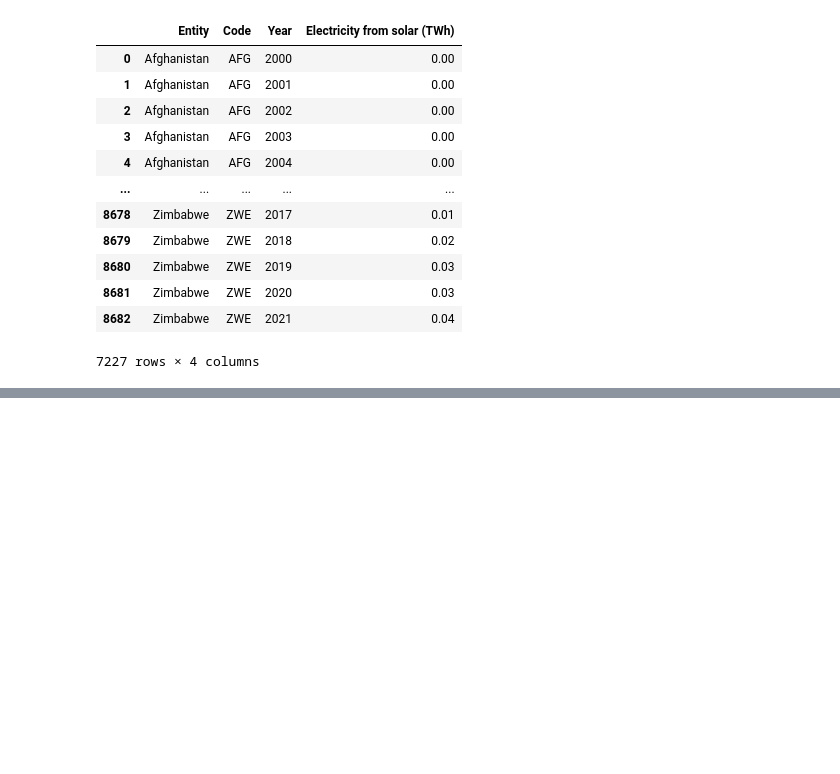
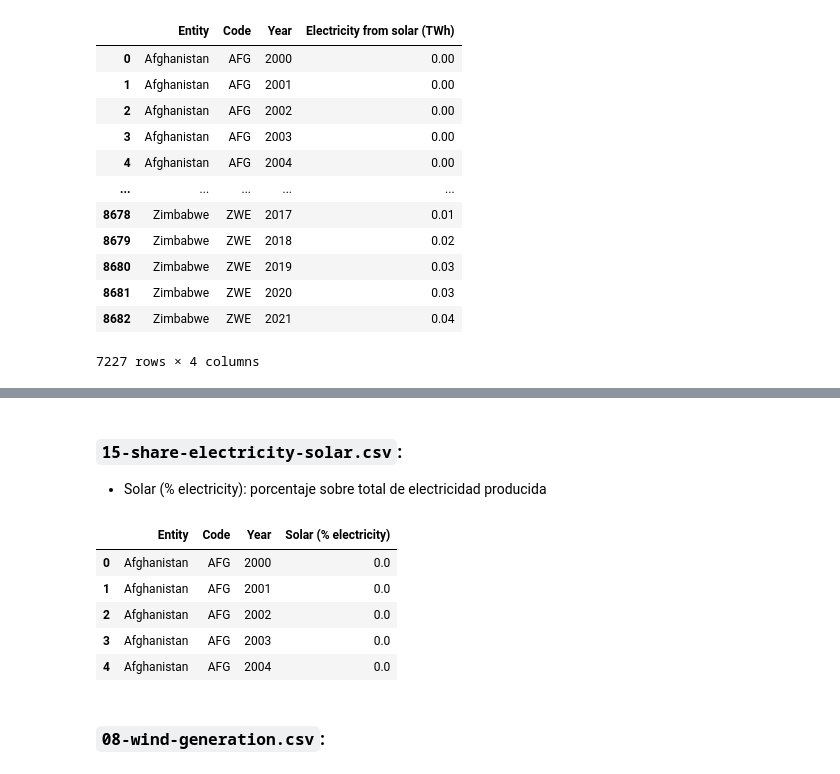
Before and after one commit to sansisimon/renewable-energy-project, a Jupyter notebook: EDA_01.ipynb, the cells around one changed output, grey strips where cells are left out. Saved outputs shown, nothing was run; the diff lists cells and outputs as text; code cells hidden in the pictures; blank space fills up the shorter version.

```diff
--- a/EDA_01.ipynb
+++ b/EDA_01.ipynb
@@ -253,0 +252,15 @@ df_solar_consump[df_solar_consump["Code"].notna()]
+# %% [markdown]
+### `15-share-electricity-solar.csv`:
+
+- Solar (% electricity): porcentaje sobre total de electricidad producida
+# %%
+df_elec_solar = pd.read_csv('data/raw/15-share-electricity-solar.csv')
+# %%
+df_elec_solar.head()
+# %% [output]
+|  | Entity | Code | Year | Solar (% electricity) |
+| 0 | Afghanistan | AFG | 2000 | 0.0 |
+| 1 | Afghanistan | AFG | 2001 | 0.0 |
+| 2 | Afghanistan | AFG | 2002 | 0.0 |
+| 3 | Afghanistan | AFG | 2003 | 0.0 |
+| 4 | Afghanistan | AFG | 2004 | 0.0 |
@@ -253,0 +269,2 @@ df_solar_consump[df_solar_consump["Code"].notna()]
+# %% [markdown]
+### `08-wind-generation.csv`:
```
Also changed, not shown: parts of 57 cells of this notebook, 37 other files.
